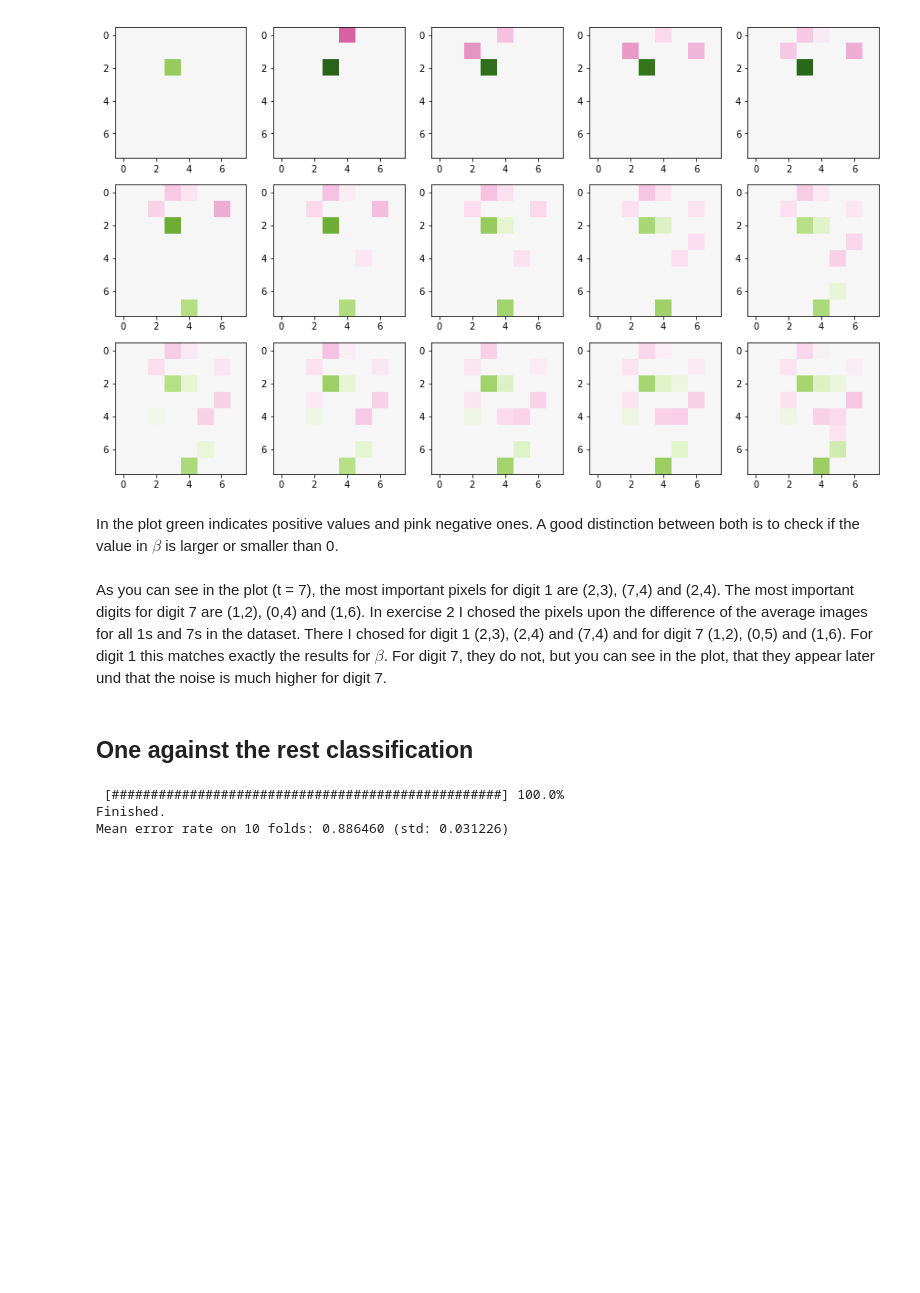
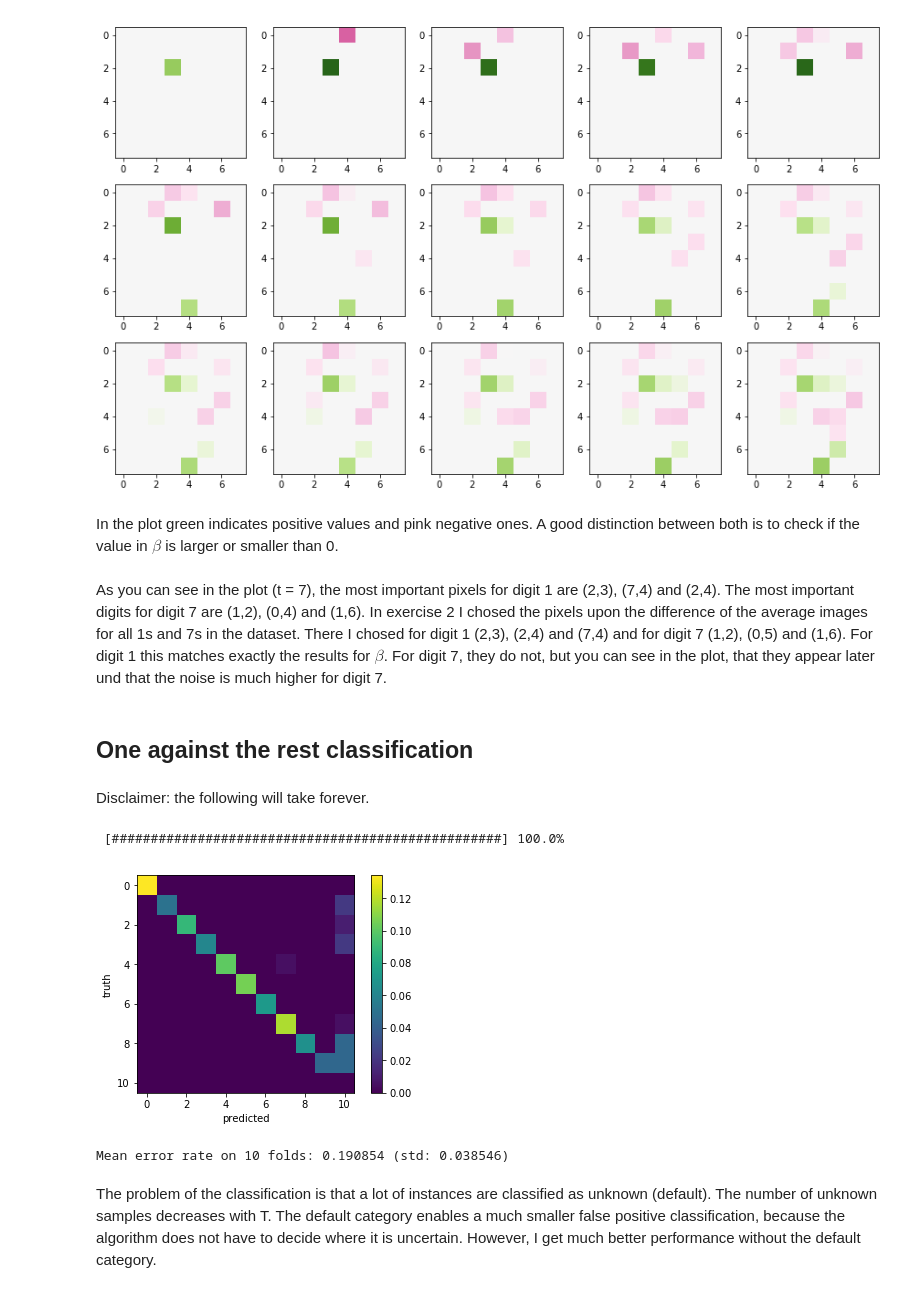
Before and after one commit to max-simon/Fundamentals-of-Machine-Learning, a Jupyter notebook: ex06/regularized_regression.ipynb, the cells around one changed output. Drawn from its saved outputs; the diff is of its cells as text; code cells hidden in the pictures; blank space fills up the shorter version.

```diff
--- a/ex06/regularized_regression.ipynb
+++ b/ex06/regularized_regression.ipynb
@@ -172,6 +208,7 @@ target_names = digits["target_names"]
 # use only 1 and 7 for this exercise
 mask_all = np.logical_or(target == 1, target == 7)
 X_all = data[mask_all]
+X_all /= np.max(data)
 y_all = target[mask_all]
 y_all[y_all == 7] = -1
 # %%
@@ -220,19 +261,19 @@ def omp_regression(X, y, T):
 
     return beta
 # %%
-n = 15
+T = 15
 
-beta_hat = omp_regression(X_all, y_all, n)
+beta_hat = omp_regression(X_all, y_all, T)
 
 plot_cols = 5
 
-plot_rows = int(np.ceil(n / plot_cols))
+plot_rows = int(np.ceil(T / plot_cols))
 fig, ax = plt.subplots(plot_rows, plot_cols, figsize=(3*plot_cols, plot_rows*3))
 for i in range(plot_cols*plot_rows):
-    if i >= n:
+    if i >= T:
         ax[i//plot_cols][i%plot_cols].axis('off')
     else:
-        ax[i//plot_cols][i%plot_cols].imshow(beta_hat[:,i].reshape(8, 8), cmap='PiYG', vmin=-np.nanmax(np.abs(beta_hat)), vmax=np.nanmax(np.abs(beta_hat)))
+        ax[i//plot_cols][i%plot_cols].imshow(beta_hat[:,i].reshape(8, 8), cmap='PiYG', vmin=-np.max(np.abs(beta_hat)), vmax=np.max(np.abs(beta_hat)))
 plt.show()
 # %% [output]
 [figure]
@@ -256,57 +297,75 @@ def create_aux_labels(target_names, target):
 def progress(percent, prefix, length = 50):
     sharps = int(percent * length/100)
     print(prefix, '[{:s}{:s}] {:.1f}%'.format(sharps*'#', (length-sharps)*' ', percent), end='\r')
+    if percent == 100:
+        print('\n')
 
 # create a kfold instance
-kf = KFold(n_splits=2, shuffle=True)
+kf = KFold(n_splits=10, shuffle=True)
 
-X = data
+X = data/np.max(data)
 y = target
 # from here on we assume, that the values of target are only the indices for target_names, but not the targets itself
 aux_labels = create_aux_labels(target_names, y)
 # %%
 def get_confusion_matrix(predicted, truth, possible_labels=[0, 1, 2, 3, 4, 5, 6, 7, 8, 9, -1]):
     conf = np.empty((len(possible_labels), len(possible_labels)))
+    # first dimension is pred, second is truth
     for i, k in enumerate(possible_labels):
         items, counts = np.unique(predicted[truth == k], return_counts=True)
         count_array = np.zeros(len(possible_labels))
         for fd in items:
             count_array[fd] = counts[items == fd]
         conf[i] = count_array
-    return conf
+    return conf/len(predicted)
+# %% [markdown]
+Disclaimer: the following will take forever.
 # %%
-n = 2
+T = 20
 error_rates = []
 
 total_workload = len(target_names)*kf.n_splits
 counter = 0
 
 progress(counter*100/total_workload, '')
 
 for train, test in kf.split(X):
 
-    pred = np.empty((len(target_names)+1, len(test))) # +1 to get default
+    pred = np.empty((len(target_names) + 1, len(test))) # +1 to get default
     pred[-1] = np.zeros(len(test))
-    # I dont know, this part sucks a lot. Almost everything is put to the default sutff, dont know why.
+
+    # run this without default category: just delete +1 and comment out pred[-1] = ...
 
     for k, aux_ts in aux_labels.items():
 
-        classifier = omp_regression(X[train], aux_ts[train], n)[:,-1] # only use last beta
+        classifier = omp_regression(X[train], aux_ts[train], T)[:,-1]
         pred[k] = np.dot(X[test], classifier)
 
         counter += 1
         progress(counter*100/total_workload, '')
 
 
     pred = np.argmax(pred, axis=0) # chooses automatically the default if all others below zero
     error_rates.append(np.count_nonzero(pred - y[test])/pred.shape[0])
 
-print('\nFinished.')
+
+    if counter == total_workload:
+        conf = get_confusion_matrix(pred, y[test])
+        fig, ax = plt.subplots(1, 1)
+        cax = ax.imshow(conf)
+        ax.set_xlabel('predicted')
+        ax.set_ylabel('truth')
+        plt.colorbar(cax)
+        plt.show()
+
 mean_error = np.mean(error_rates)
 std_error = np.std(error_rates)
 
 print('Mean error rate on 10 folds: {:f} (std: {:f})'.format(mean_error, std_error))
 # %% [output]
  [##################################################] 100.0%
-Finished.
-Mean error rate on 10 folds: 0.886460 (std: 0.031226)
+[figure, added]
+Mean error rate on 10 folds: 0.190854 (std: 0.038546)
+# %% [markdown]
+The problem of the classification is that a lot of instances are classified as unknown (default). The number of unknown samples decreases with T.
+The default category enables a much smaller false positive classification, because the algorithm does not have to decide where it is uncertain. However, I get much better performance without the default category.
```
Also changed, not shown: parts of 5 cells of this notebook.
